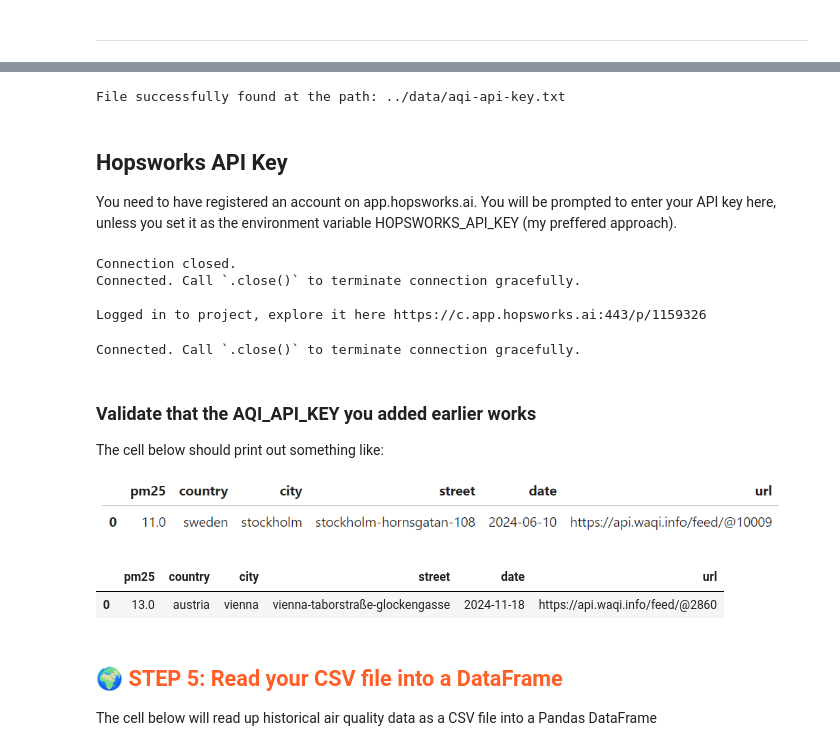
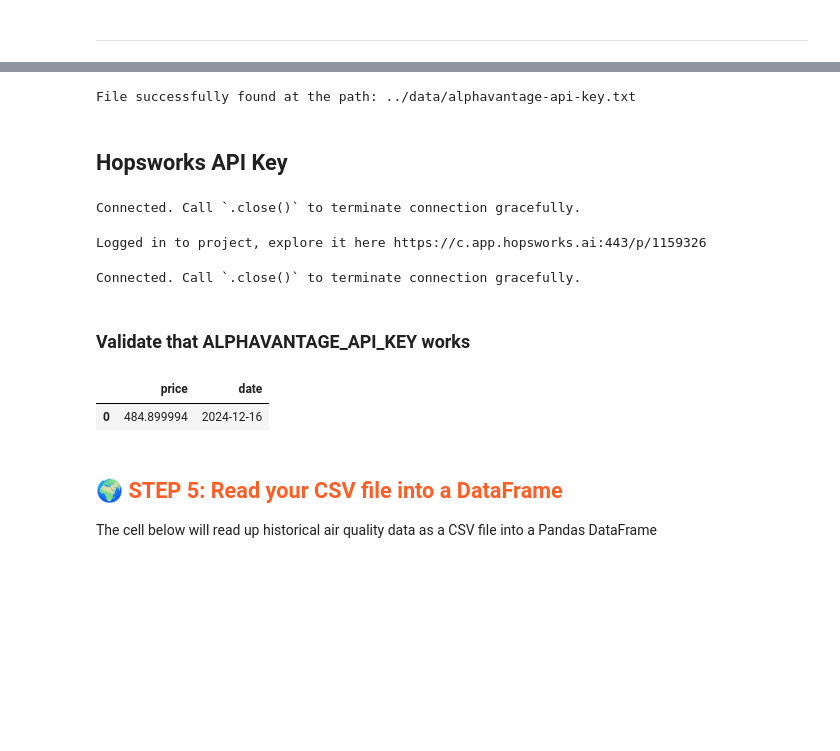
Before and after one commit to TheresaHoesl/StockMarketPrediction, a Jupyter notebook: notebooks/1_air_quality_feature_backfill.ipynb, the cells around one changed output, grey strips where cells are left out. Saved outputs shown, nothing was run; the diff lists cells and outputs as text; code cells hidden in the pictures; blank space fills up the shorter version.

Commit message:
added get_stock_price() and modified notebook 1

```diff
--- a/notebooks/1_air_quality_feature_backfill.ipynb
+++ b/notebooks/1_air_quality_feature_backfill.ipynb
@@ -96,50 +48,41 @@ Save the API KEY to a new file you need to create in your repository (do not che
 # %%
-aqi_api_key_file = '../data/aqi-api-key.txt'
-util.check_file_path(aqi_api_key_file)
+api_key_file = '../data/alphavantage-api-key.txt'
+util.check_file_path(api_key_file)
 
-with open(aqi_api_key_file, 'r') as file:
-    AQI_API_KEY = file.read().rstrip()
+with open(api_key_file, 'r') as file:
+    ALPHAVANTAGE_API_KEY = file.read().rstrip()
 # %% [output]
-File successfully found at the path: ../data/aqi-api-key.txt
+File successfully found at the path: ../data/alphavantage-api-key.txt
 # %% [markdown]
 ## Hopsworks API Key
-You need to have registered an account on app.hopsworks.ai.
-You will be prompted to enter your API key here, unless you set it as the environment variable HOPSWORKS_API_KEY (my preffered approach).
 # %%
 with open('../data/hopsworks-api-key.txt', 'r') as file:
     os.environ["HOPSWORKS_API_KEY"] = file.read().rstrip()
 
-# project = hopsworks.connection().get_project("ID2223_Hosl_Ghosh")  # or use "id2223_scalable_lab1" based on your choice
 project = hopsworks.login()
 # %% [output]
-Connection closed.
 Connected. Call `.close()` to terminate connection gracefully.
-
-Logged in to project, explore it here https://c.app.hopsworks.ai:443/p/1159326
+Logged in to project, explore it here https://c.app.hopsworks.ai:443/p/1159326
 # %%
 secrets = util.secrets_api(project.name)
 try:
-    secrets.create_secret("AQI_API_KEY", AQI_API_KEY)
+    secrets.create_secret("ALPHAVANTAGE_API_KEY", ALPHAVANTAGE_API_KEY)
 except hopsworks.RestAPIError:
-    AQI_API_KEY = secrets.get_secret("AQI_API_KEY").value
+    ALPHAVANTAGE_API_KEY = secrets.get_secret("ALPHAVANTAGE_API_KEY").value
 # %% [output]
 Connected. Call `.close()` to terminate connection gracefully.
 # %% [markdown]
-### Validate that the AQI_API_KEY you added earlier works
-
-The cell below should print out something like:
-
-![image.png](attachment:832cc3e9-876c-450f-99d3-cc97abb55b13.png)
+### Validate that ALPHAVANTAGE_API_KEY works
 # %%
 try:
-    aq_today_df = util.get_pm25(aqicn_url, country, city, street, today, AQI_API_KEY)
+    sp_SPOT_df = util.get_stock_price('SPOT', ALPHAVANTAGE_API_KEY)
 except hopsworks.RestAPIError:
     print("It looks like the AQI_API_KEY doesn't work for your sensor. Is the API key correct? Is the sensor URL correct?")
 
-aq_today_df.head()
+sp_SPOT_df.head()
 # %% [output]
-|  | pm25 | country | city | street | date | url |
-| 0 | 13.0 | austria | vienna | vienna-taborstraße-glockengasse | 2024-11-18 | https://api.waqi.info/feed/@2860 |
+|  | price | date |
+| 0 | 484.899994 | 2024-12-16 |
 # %% [markdown]
 ## <span style='color:#ff5f27'> 🌍 STEP 5: Read your CSV file into a DataFrame </span>
 
```
Also changed, not shown: parts of 13 cells of this notebook, 1 other file.
